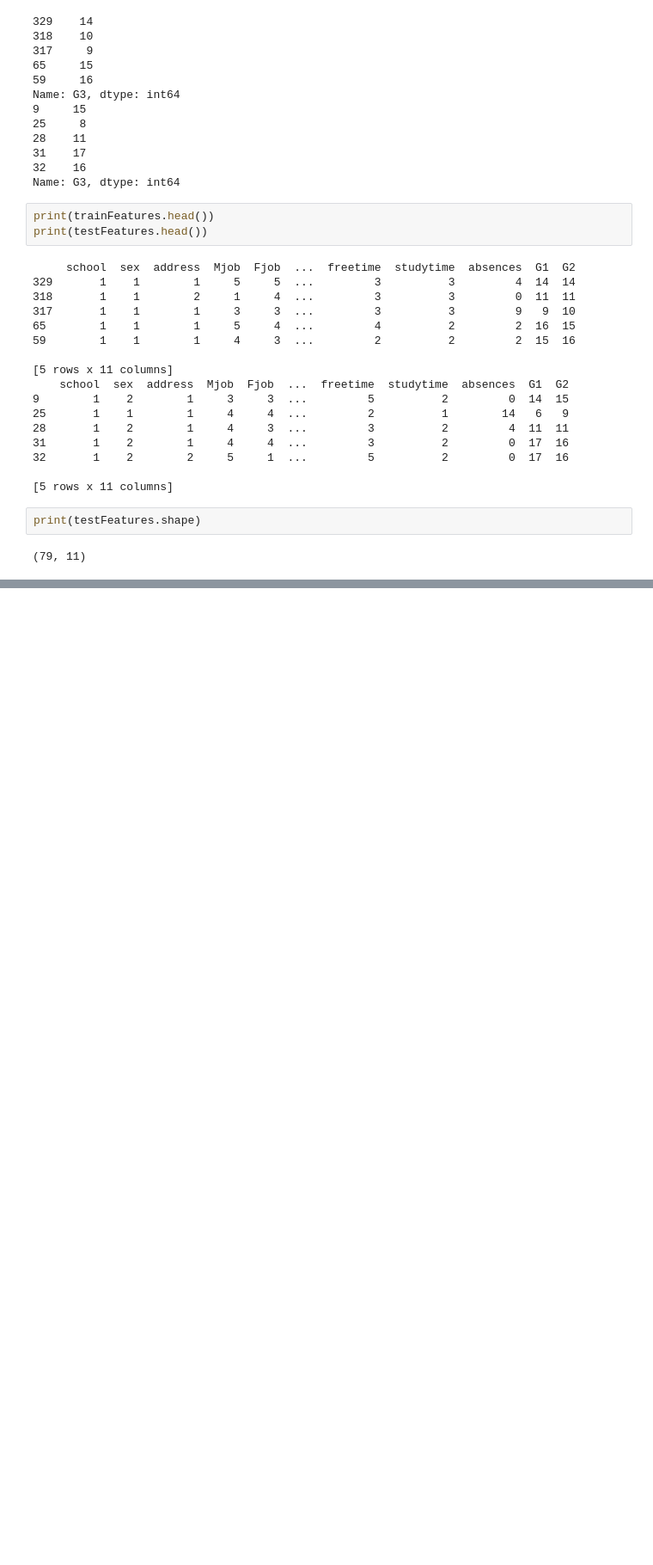
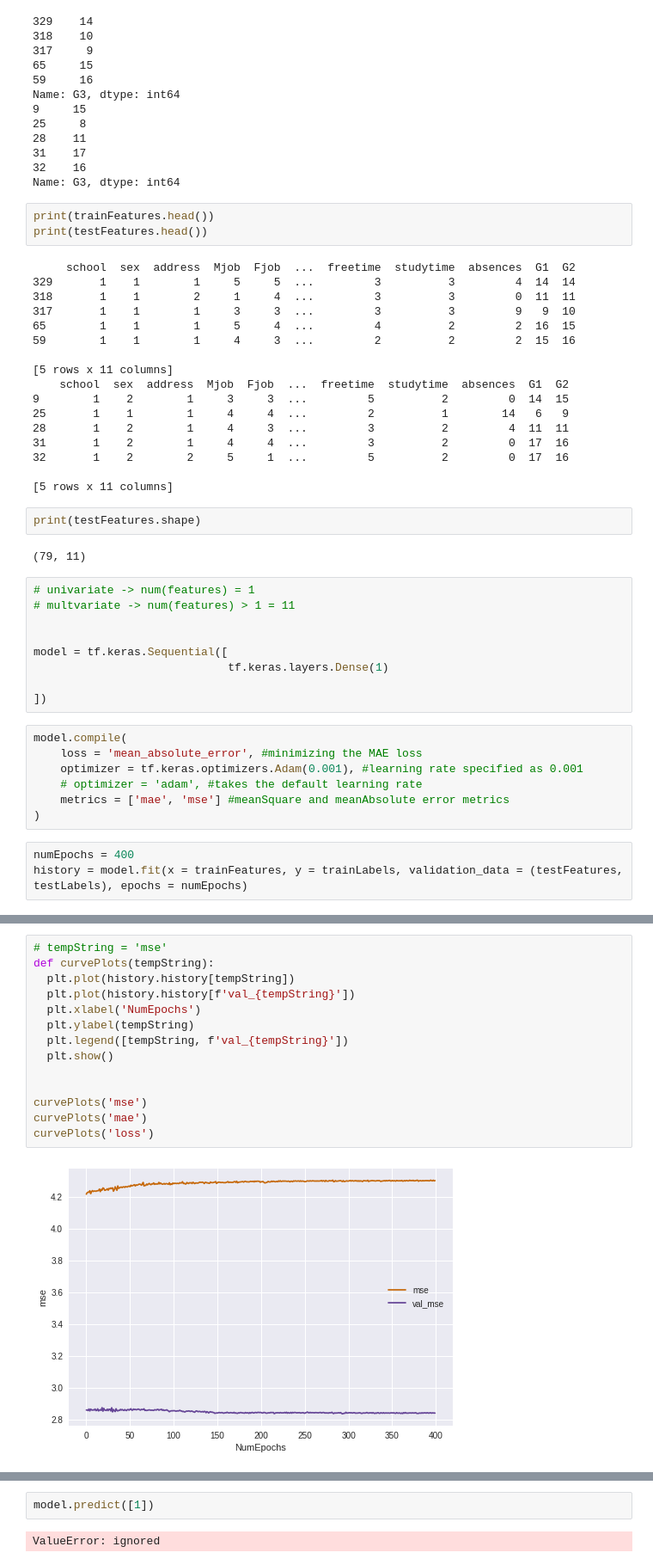
Before and after one commit to nandinit02/EDA_01, a Jupyter notebook: ExploratoryDataAnalysis_01.ipynb, the cells around one changed output, grey strips where cells are left out. Shown at 86% size. Drawn from its saved outputs; the diff is of its cells as text; blank space fills up the shorter version.

```diff
--- a/ExploratoryDataAnalysis_01.ipynb
+++ b/ExploratoryDataAnalysis_01.ipynb
@@ -320,3 +314,22 @@ print(testFeatures.head())
 print(testFeatures.shape)
 # %% [output]
 (79, 11)
+# %%
+# univariate -> num(features) = 1
+# multvariate -> num(features) > 1 = 11
+
+
+model = tf.keras.Sequential([
+                             tf.keras.layers.Dense(1)
+
+])
+# %%
+model.compile(
+    loss = 'mean_absolute_error', #minimizing the MAE loss
+    optimizer = tf.keras.optimizers.Adam(0.001), #learning rate specified as 0.001
+    # optimizer = 'adam', #takes the default learning rate
+    metrics = ['mae', 'mse'] #meanSquare and meanAbsolute error metrics
+)
+# %%
+numEpochs = 400
+history = model.fit(x = trainFeatures, y = trainLabels, validation_data = (testFeatures, testLabels), epochs = numEpochs)
@@ -322,0 +367,16 @@ print(testFeatures.shape)
+# %%
+# tempString = 'mse'
+def curvePlots(tempString):
+  plt.plot(history.history[tempString])
+  plt.plot(history.history[f'val_{tempString}'])
+  plt.xlabel('NumEpochs')
+  plt.ylabel(tempString)
+  plt.legend([tempString, f'val_{tempString}'])
+  plt.show()
+
+
+curvePlots('mse')
+curvePlots('mae')
+curvePlots('loss')
+# %% [output]
+[figure, added]
@@ -322,0 +385,4 @@ print(testFeatures.shape)
+# %%
+model.predict([1])
+# %% [output]
+ValueError: ignored
```
Also changed, not shown: parts of 6 cells of this notebook.
